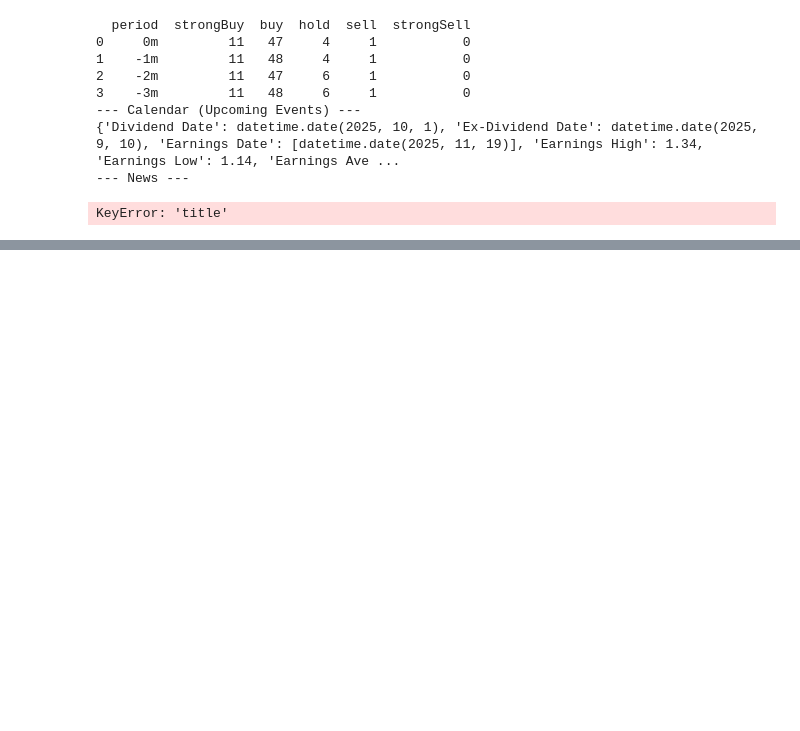
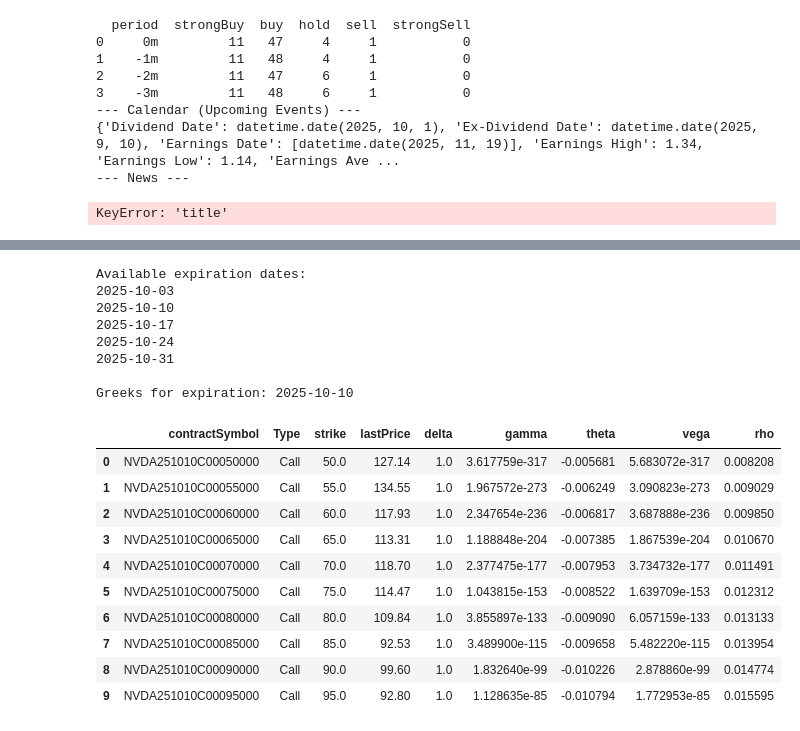
Before and after one commit to ml-dp/hull-tactical-market-prediction, a Jupyter notebook: 01_YFinance_Exploration.ipynb, the cells around one changed output, grey strips where cells are left out. Cells and saved outputs as stored; diff of their text form; code cells hidden in the pictures; blank space fills up the shorter version.

```diff
--- a/01_YFinance_Exploration.ipynb
+++ b/01_YFinance_Exploration.ipynb
@@ -247,0 +421,36 @@ WebSocket connection closed.
+# %%
+# Get specific expiration date
+ticker = "NVDA"
+stock = yf.Ticker(ticker)
+
+# List available expiration dates
+print("Available expiration dates:")
+for date in stock.options[:5]:  # Show first 5 expirations
+    print(date)
+
+# Get Greeks for specific expiration
+specific_expiration = stock.options[1]  # First available expiration
+greeks_data, current_price, volatility, time_to_expiry = get_option_greeks(ticker, specific_expiration)
+
+print(f"\nGreeks for expiration: {specific_expiration}")
+display(greeks_data[['contractSymbol', 'Type', 'strike', 'lastPrice', 'delta', 'gamma', 'theta', 'vega', 'rho']].head(10))
+# %% [output]
+Available expiration dates:
+2025-10-03
+2025-10-10
+2025-10-17
+2025-10-24
+2025-10-31
+
+Greeks for expiration: 2025-10-10
+|  | contractSymbol | Type | strike | lastPrice | delta | gamma | theta | vega | rho |
+| 0 | NVDA251010C00050000 | Call | 50.0 | 127.14 | 1.0 | 3.617759e-317 | -0.005681 | 5.683072e-317 | 0.008208 |
+| 1 | NVDA251010C00055000 | Call | 55.0 | 134.55 | 1.0 | 1.967572e-273 | -0.006249 | 3.090823e-273 | 0.009029 |
+| 2 | NVDA251010C00060000 | Call | 60.0 | 117.93 | 1.0 | 2.347654e-236 | -0.006817 | 3.687888e-236 | 0.009850 |
+| 3 | NVDA251010C00065000 | Call | 65.0 | 113.31 | 1.0 | 1.188848e-204 | -0.007385 | 1.867539e-204 | 0.010670 |
+| 4 | NVDA251010C00070000 | Call | 70.0 | 118.70 | 1.0 | 2.377475e-177 | -0.007953 | 3.734732e-177 | 0.011491 |
+| 5 | NVDA251010C00075000 | Call | 75.0 | 114.47 | 1.0 | 1.043815e-153 | -0.008522 | 1.639709e-153 | 0.012312 |
+| 6 | NVDA251010C00080000 | Call | 80.0 | 109.84 | 1.0 | 3.855897e-133 | -0.009090 | 6.057159e-133 | 0.013133 |
+| 7 | NVDA251010C00085000 | Call | 85.0 | 92.53 | 1.0 | 3.489900e-115 | -0.009658 | 5.482220e-115 | 0.013954 |
+| 8 | NVDA251010C00090000 | Call | 90.0 | 99.60 | 1.0 | 1.832640e-99 | -0.010226 | 2.878860e-99 | 0.014774 |
+| 9 | NVDA251010C00095000 | Call | 95.0 | 92.80 | 1.0 | 1.128635e-85 | -0.010794 | 1.772953e-85 | 0.015595 |
```
Also changed, not shown: parts of 12 cells of this notebook.
